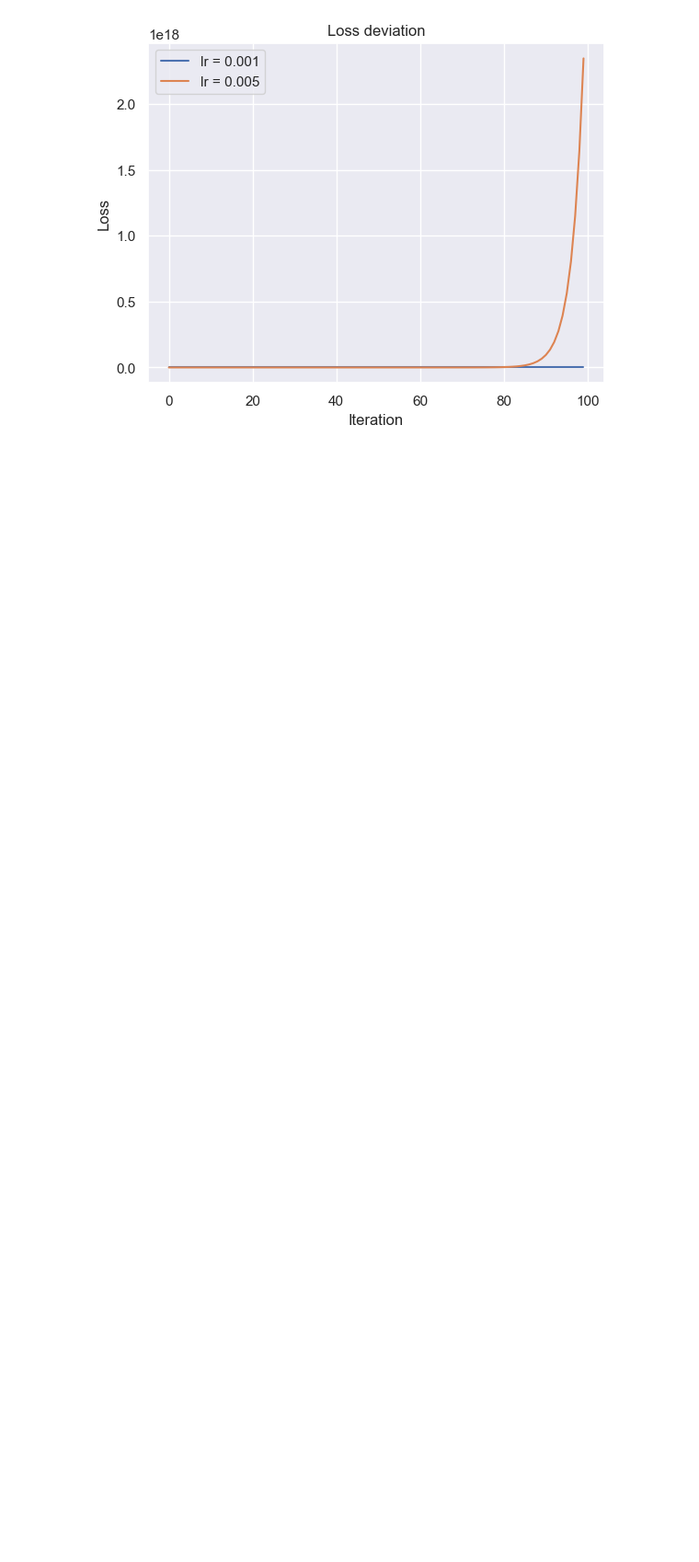
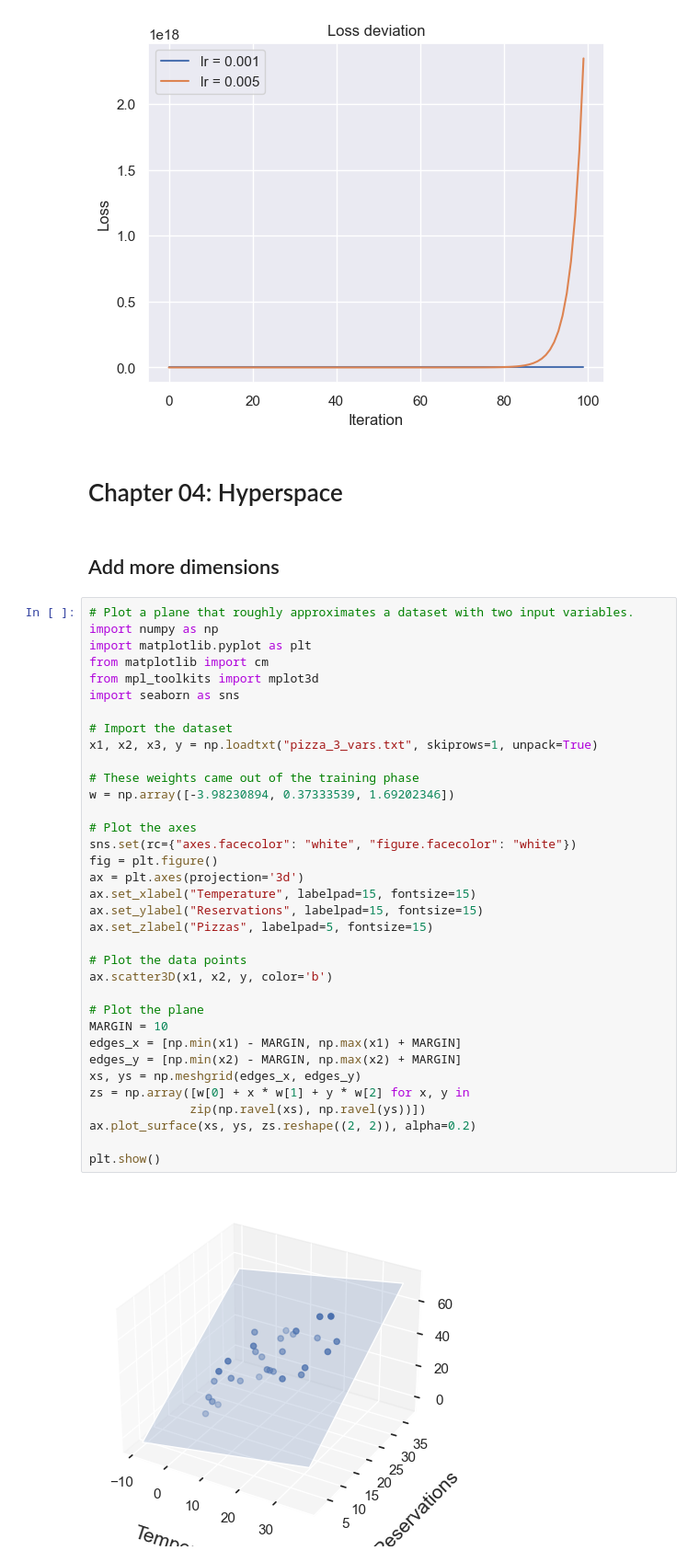
Before and after one commit to KaSaNaa/ML-Exercises, a Jupyter notebook: Pizza/pizza_Problem.ipynb, the cells around one changed output. Shown at 92% size. Cells and saved outputs as stored; diff of their text form; blank space fills up the shorter version.

```diff
--- a/Pizza/pizza_Problem.ipynb
+++ b/Pizza/pizza_Problem.ipynb
@@ -258,3 +260,44 @@ plt.legend()
 plt.show()
 # %% [output]
 [figure]
+# %% [markdown]
+# Chapter 04: Hyperspace
+# %% [markdown]
+## Add more dimensions
+# %%
+# Plot a plane that roughly approximates a dataset with two input variables.
+import numpy as np
+import matplotlib.pyplot as plt
+from matplotlib import cm
+from mpl_toolkits import mplot3d
+import seaborn as sns
+
+# Import the dataset
+x1, x2, x3, y = np.loadtxt("pizza_3_vars.txt", skiprows=1, unpack=True)
+
+# These weights came out of the training phase
+w = np.array([-3.98230894, 0.37333539, 1.69202346])
+
+# Plot the axes
+sns.set(rc={"axes.facecolor": "white", "figure.facecolor": "white"})
+fig = plt.figure()
+ax = plt.axes(projection='3d')
+ax.set_xlabel("Temperature", labelpad=15, fontsize=15)
+ax.set_ylabel("Reservations", labelpad=15, fontsize=15)
+ax.set_zlabel("Pizzas", labelpad=5, fontsize=15)
+
+# Plot the data points
+ax.scatter3D(x1, x2, y, color='b')
+
+# Plot the plane
+MARGIN = 10
+edges_x = [np.min(x1) - MARGIN, np.max(x1) + MARGIN]
+edges_y = [np.min(x2) - MARGIN, np.max(x2) + MARGIN]
+xs, ys = np.meshgrid(edges_x, edges_y)
+zs = np.array([w[0] + x * w[1] + y * w[2] for x, y in
+              zip(np.ravel(xs), np.ravel(ys))])
+ax.plot_surface(xs, ys, zs.reshape((2, 2)), alpha=0.2)
+
+plt.show()
+# %% [output]
+[figure, added]
```
Also changed, not shown: parts of 2 cells of this notebook, 1 other file.
